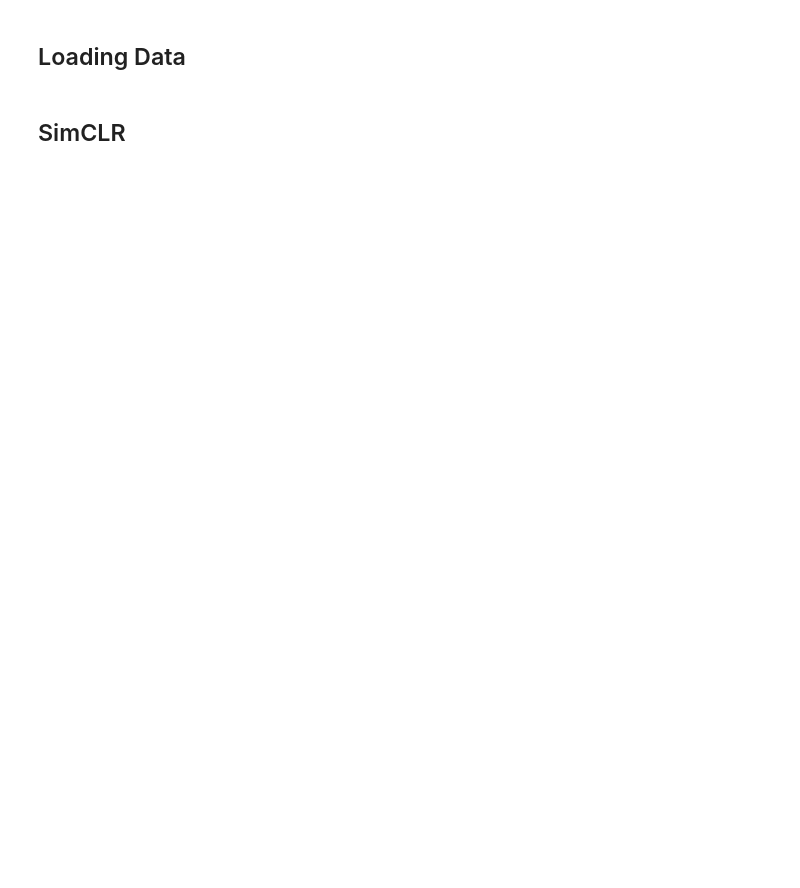
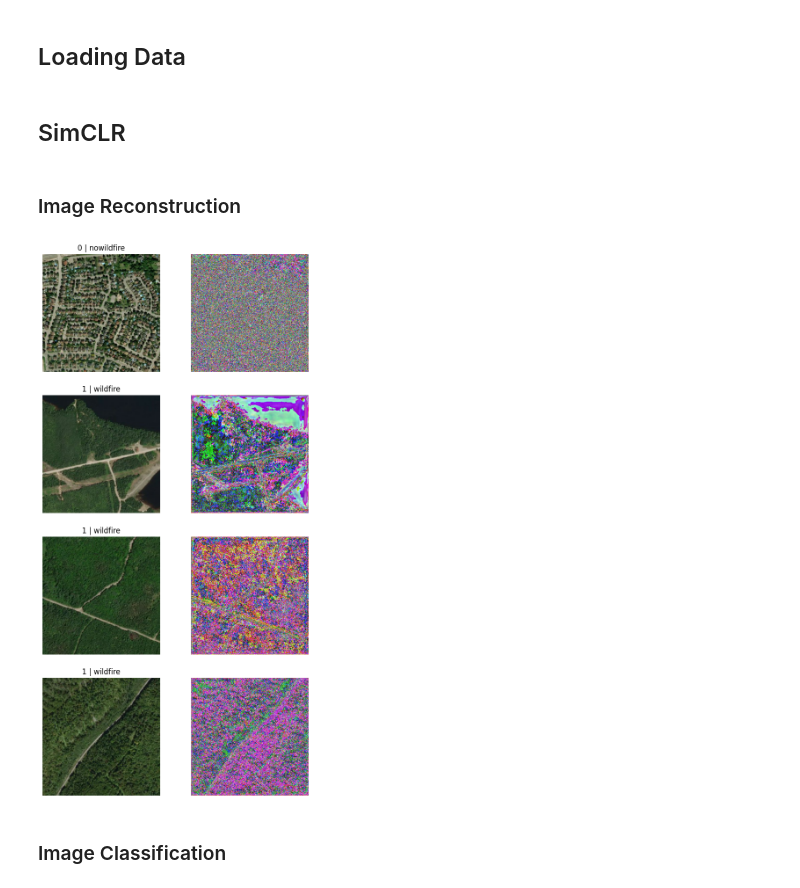
Before and after one commit to FABallemand/ROB313, a Jupyter notebook: practical_work/practical_work.ipynb, the cells around one changed output. Saved outputs shown, nothing was run; the diff lists cells and outputs as text; code cells hidden in the pictures; blank space fills up the shorter version.

Commit message:
Practical Work: - Fix UNet - Create Classifier - Improve notebook

```diff
--- a/practical_work/practical_work.ipynb
+++ b/practical_work/practical_work.ipynb
@@ -35,8 +36,9 @@ print(len(dataset))
 # %% [output]
 6300
 # %%
+%%script false --no-raise-error
 # Check sample sizes
-sample_idx = torch.randint(len(dataset), size=(1,)).item()
-img, label = dataset[sample_idx]
+sample_id = torch.randint(len(dataset), size=(1,)).item()
+img, label = dataset[sample_id]
 print(img.shape)
 print(label)
@@ -46,10 +45,11 @@ torch.Size([3, 350, 350])
 # %%
+%%script false --no-raise-error
 # Plot images and labels
 cols, rows = 3, 3
 figure = plt.figure(figsize=(cols*4, rows*4))
 for i in range(1, cols * rows + 1):
-    sample_idx = torch.randint(len(dataset), size=(1,)).item()
-    img, label = dataset[sample_idx]
+    sample_id = torch.randint(len(dataset), size=(1,)).item()
+    img, label = dataset[sample_id]
     figure.add_subplot(rows, cols, i)
     plt.title(f"{label} | {dataset.labels_dict[label]}")
     plt.axis("off")
@@ -64,3 +62,11 @@ plt.show()
 train_loader, valid_loader_1, valid_loader_2, test_loader = WildfirePredictionDataset.get_dataloaders(transform=transform, batch_size=16)
 # %% [markdown]
 ## SimCLR
+# %% [markdown]
+### Image Reconstruction
+# %%
+id = 000
+reconstruction_net = UNet()
+# checkpoint = torch.load(f"train_res/checkpoint_best.pth.tar", weights_only=True)
+# model.load_state_dict(checkpoint)
+# model = model.eval().to(device)
@@ -66,0 +76,26 @@ train_loader, valid_loader_1, valid_loader_2, test_loader = WildfirePredictionDa
+# %%
+batch_img, batch_label = next(iter(test_loader))
+batch_encoder_out, batch_decoder_out = reconstruction_net(batch_img)
+# %%
+# %%script false --no-raise-error
+# Plot images and reconstruction
+rows = 4
+cols = 2
+fig, axs = plt.subplots(rows, cols, figsize=(cols*4, rows*4))
+for i in range(rows):
+	sample_id = torch.randint(batch_img.shape[0], size=(1,)).item()
+	img, label = batch_img[sample_id], batch_label[sample_id].item()
+	reconstruction = batch_decoder_out[sample_id]
+
+	axs[i,0].imshow(img.permute(1, 2, 0))
+	axs[i,0].set_title(f"{label} | {dataset.labels_dict[label]}")
+	axs[i,0].axis("off")
+
+	axs[i,1].imshow(transforms.ToPILImage()(reconstruction.squeeze().cpu()))
+	axs[i,1].axis("off")
+
+plt.show()
+# %% [output]
+[figure, added]
+# %% [markdown]
+### Image Classification
```
Also changed, not shown: parts of 5 cells of this notebook, 1 other file.
